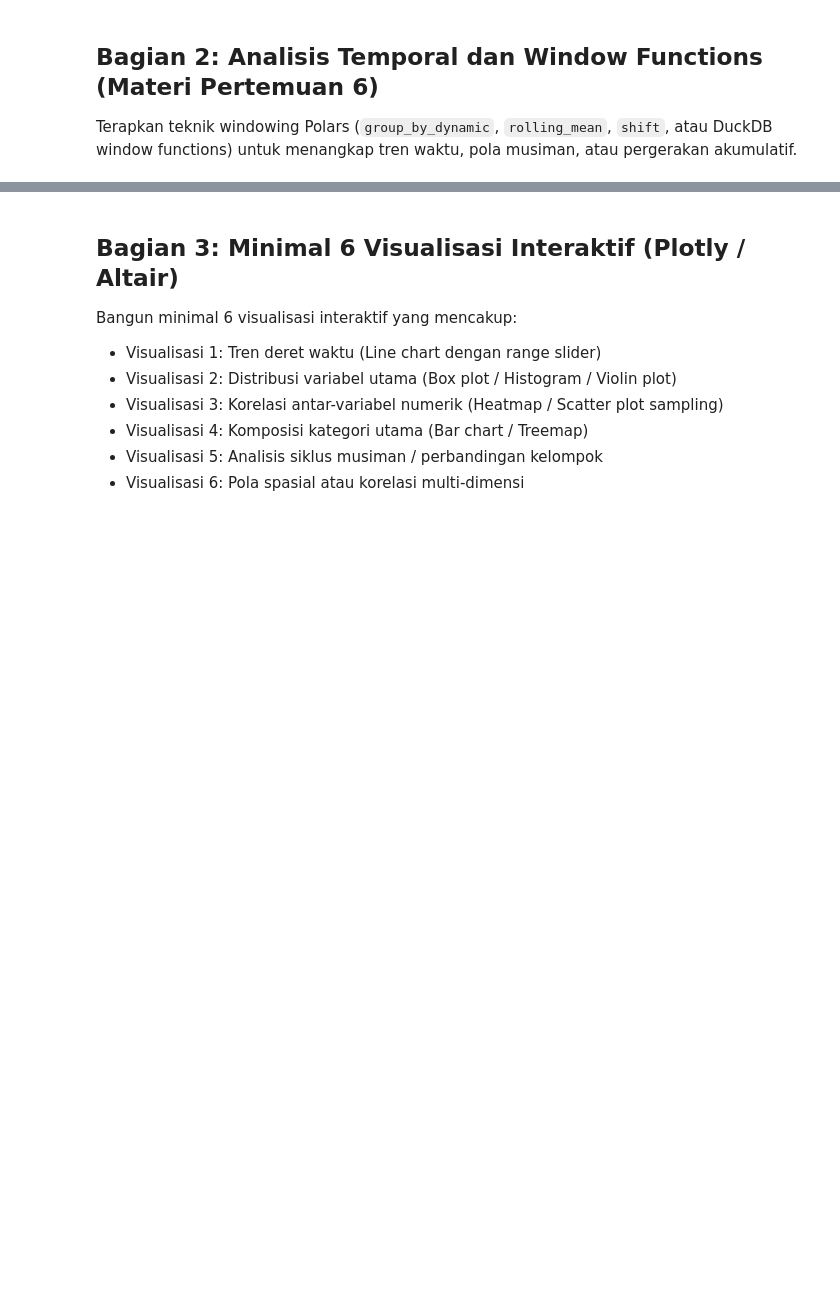
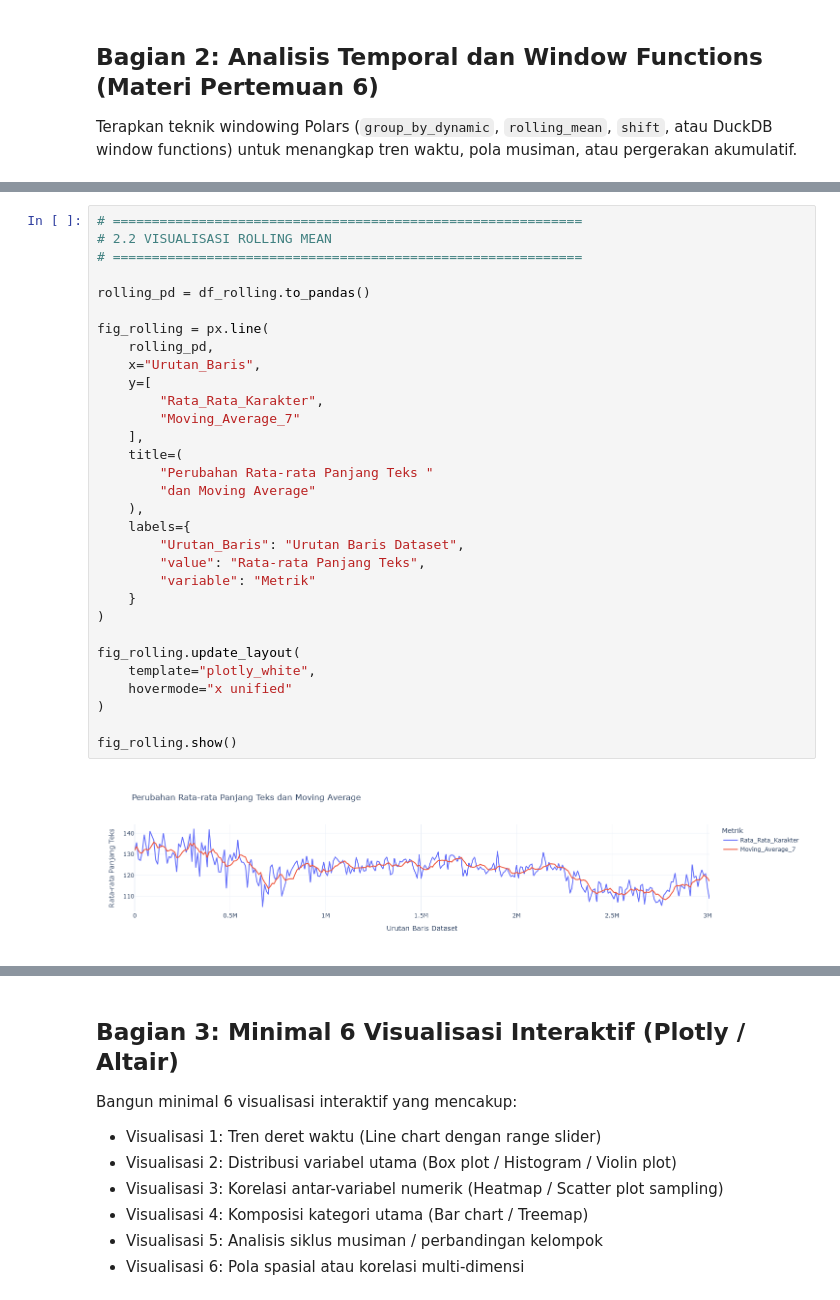
Before and after one commit to dafanusa/tugas1-abd-2026, a Jupyter notebook: notebooks/03_eda_and_insights.ipynb, the cells around one changed output, grey strips where cells are left out. Saved outputs shown, nothing was run; the diff lists cells and outputs as text; blank space fills up the shorter version.

```diff
--- a/notebooks/03_eda_and_insights.ipynb
+++ b/notebooks/03_eda_and_insights.ipynb
@@ -242,0 +369,33 @@ untuk menangkap tren waktu, pola musiman, atau pergerakan akumulatif.
+# %%
+# ============================================================
+# 2.2 VISUALISASI ROLLING MEAN
+# ============================================================
+
+rolling_pd = df_rolling.to_pandas()
+
+fig_rolling = px.line(
+    rolling_pd,
+    x="Urutan_Baris",
+    y=[
+        "Rata_Rata_Karakter",
+        "Moving_Average_7"
+    ],
+    title=(
+        "Perubahan Rata-rata Panjang Teks "
+        "dan Moving Average"
+    ),
+    labels={
+        "Urutan_Baris": "Urutan Baris Dataset",
+        "value": "Rata-rata Panjang Teks",
+        "variable": "Metrik"
+    }
+)
+
+fig_rolling.update_layout(
+    template="plotly_white",
+    hovermode="x unified"
+)
+
+fig_rolling.show()
+# %% [output]
+[figure, added]
```
Also changed, not shown: parts of 17 cells of this notebook.
